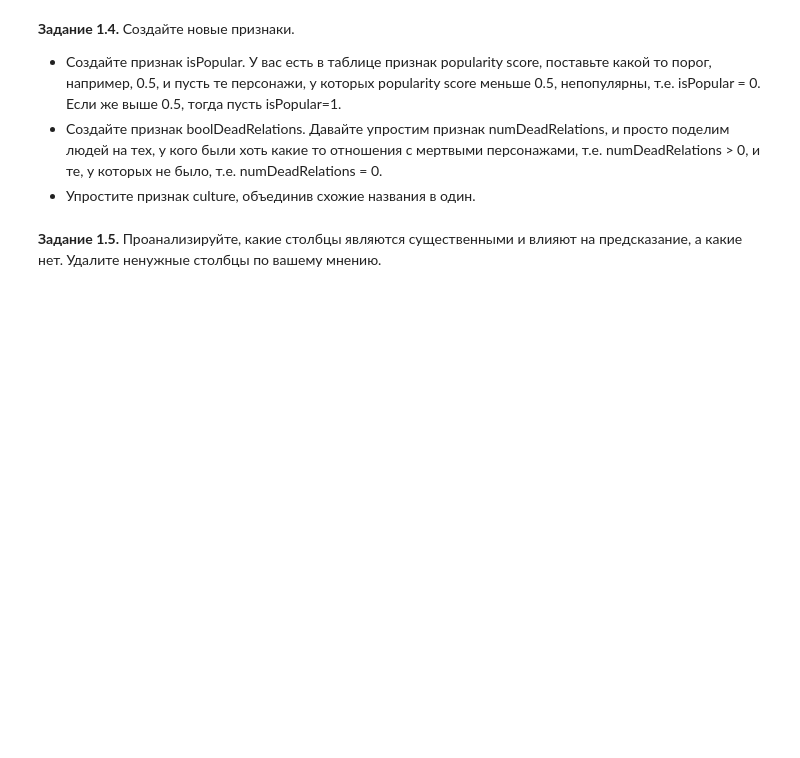
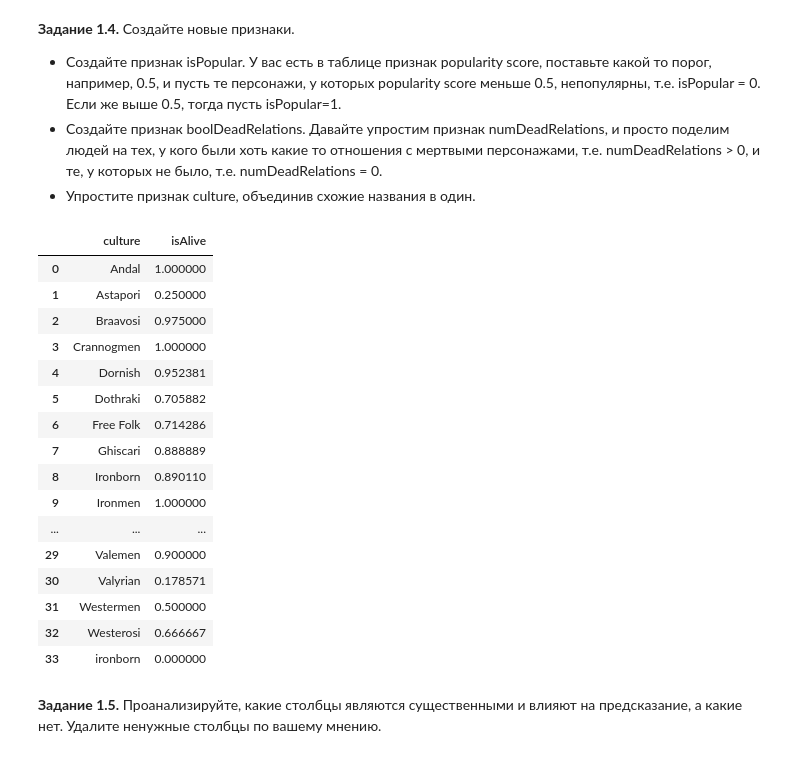
Before and after one commit to maksimvaig/-, a Jupyter notebook: week_01_ml_intro/Homework/hw_1_game_of_thrones.ipynb, the cells around one changed output. Saved outputs shown, nothing was run; the diff lists cells and outputs as text; code cells hidden in the pictures; blank space fills up the shorter version.

```diff
--- a/week_01_ml_intro/Homework/hw_1_game_of_thrones.ipynb
+++ b/week_01_ml_intro/Homework/hw_1_game_of_thrones.ipynb
@@ -251,3 +249,42 @@ dtype: int64
+# %%
+
+
+data['culture'] = data['culture'].replace(['Summer Islands', 'Summer Islander', 'Summer Isles'], 'Summer Islands')
+data['culture'] = data['culture'].replace(['Ghiscari', 'Ghiscaricari',  'Ghis'], 'Ghiscari')
+data['culture'] = data['culture'].replace(["Asshai'i", 'Asshai'], 'Asshai')
+data['culture'] = data['culture'].replace(['Lysene', 'Lyseni'], 'Lysene')
+data['culture'] = data['culture'].replace(['Andal', 'Andals'], 'Andal')
+data['culture'] = data['culture'].replace(['Braavosi', 'Braavos'], 'Braavosi')
+data['culture'] = data['culture'].replace(['Dornishmen', 'Dorne', 'Dornish'], 'Dornish')
+data['culture'] = data['culture'].replace(['Myr', 'Myrish', 'Myrmen'], 'Myrish')
+data['culture'] = data['culture'].replace(['Westermen', 'Westerman', 'Westerlands'], 'Westermen')
+data['culture'] = data['culture'].replace(['Westeros', 'Westerosi'], 'Westerosi')
+data['culture'] = data['culture'].replace(['Stormlands', 'Stormlander'], 'Stormlander')
+data['culture'] = data['culture'].replace(['Norvos', 'Norvoshi'], 'Norvoshi')
+data['culture'] = data['culture'].replace(['the north', 'Northmen'], 'Northmen')
+data['culture'] = data['culture'].replace(['Wildling', 'First Men', 'Free folk'], 'Free Folk')
+data['culture'] = data['culture'].replace(['Qartheen', 'Qarth'], 'Qartheen')
+data['culture'] = data['culture'].replace(['the reach', 'reach', 'reachmen'], 'Reach')
+
+#data[['culture', 'isAlive']].groupby(['culture'], as_index=False).mean()
+# %% [output]
+|  | culture | isAlive |
+| 0 | Andal | 1.000000 |
+| 1 | Astapori | 0.250000 |
+| 2 | Braavosi | 0.975000 |
+| 3 | Crannogmen | 1.000000 |
+| 4 | Dornish | 0.952381 |
+| 5 | Dothraki | 0.705882 |
+| 6 | Free Folk | 0.714286 |
+| 7 | Ghiscari | 0.888889 |
+| 8 | Ironborn | 0.890110 |
+| 9 | Ironmen | 1.000000 |
+| ... | ... | ... |
+| 29 | Valemen | 0.900000 |
+| 30 | Valyrian | 0.178571 |
+| 31 | Westermen | 0.500000 |
+| 32 | Westerosi | 0.666667 |
+| 33 | ironborn | 0.000000 |
 # %%
 # Подсказка
 cult = {
```
Also changed, not shown: parts of 1 cell of this notebook.
